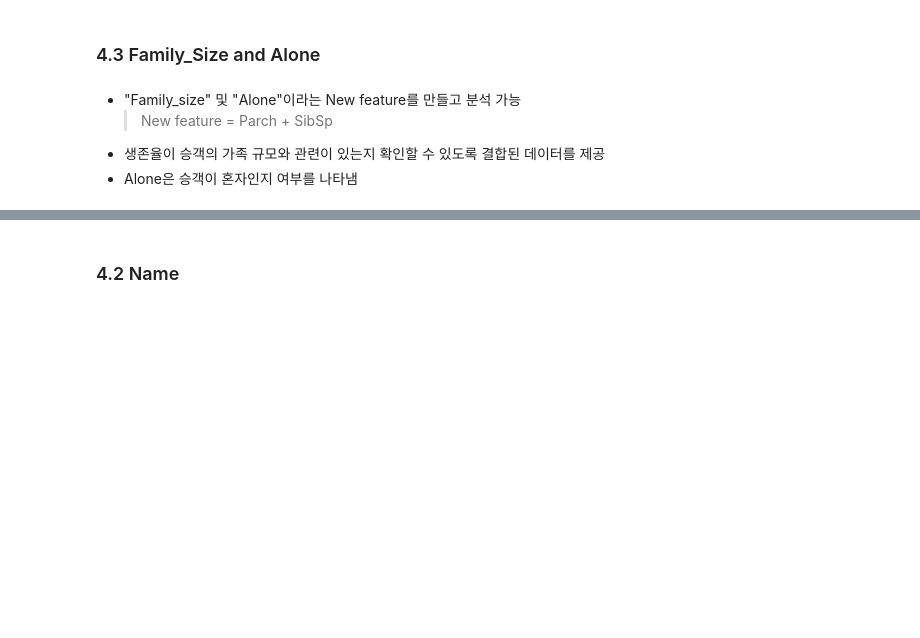
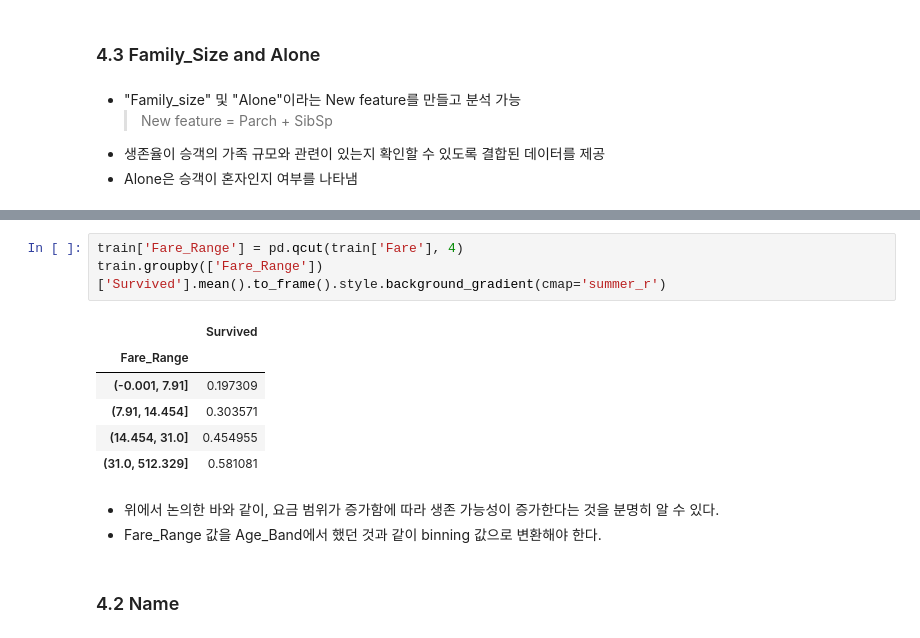
Before and after one commit to Hot-KimChi/ML_DL_study, a Jupyter notebook: 3_kaggle/kaggle-titanic-master/titanic-solution.ipynb, the cells around one changed output, grey strips where cells are left out. Cells and saved outputs as stored; diff of their text form; blank space fills up the shorter version.

```diff
--- a/3_kaggle/kaggle-titanic-master/titanic-solution.ipynb
+++ b/3_kaggle/kaggle-titanic-master/titanic-solution.ipynb
@@ -829,3 +849,16 @@ plt.show()
+# %%
+train['Fare_Range'] = pd.qcut(train['Fare'], 4)
+train.groupby(['Fare_Range'])['Survived'].mean().to_frame().style.background_gradient(cmap='summer_r')
+# %% [output]
+|  | Survived |
+| Fare_Range |  |
+| (-0.001, 7.91] | 0.197309 |
+| (7.91, 14.454] | 0.303571 |
+| (14.454, 31.0] | 0.454955 |
+| (31.0, 512.329] | 0.581081 |
+# %% [markdown]
+- 위에서 논의한 바와 같이, 요금 범위가 증가함에 따라 생존 가능성이 증가한다는 것을 분명히 알 수 있다.
+- Fare_Range 값을 Age_Band에서 했던 것과 같이 binning 값으로 변환해야 한다.
 # %% [markdown]
 ### 4.2 Name
 # %%
```
Also changed, not shown: parts of 9 cells of this notebook.
